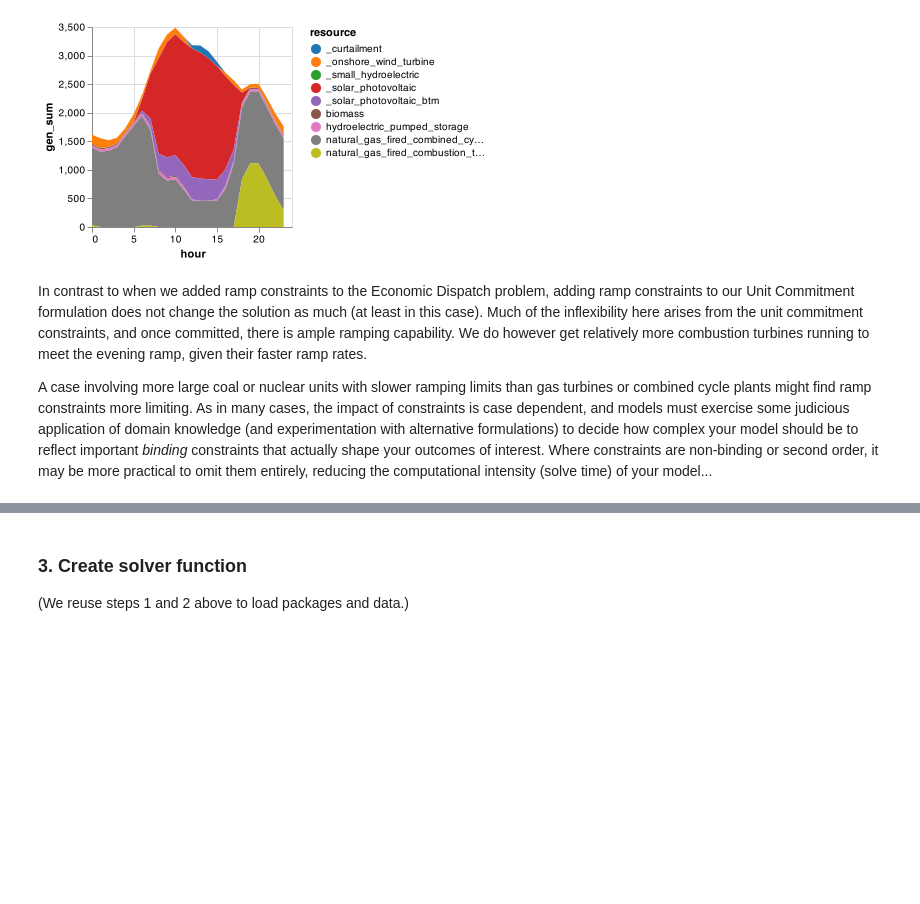
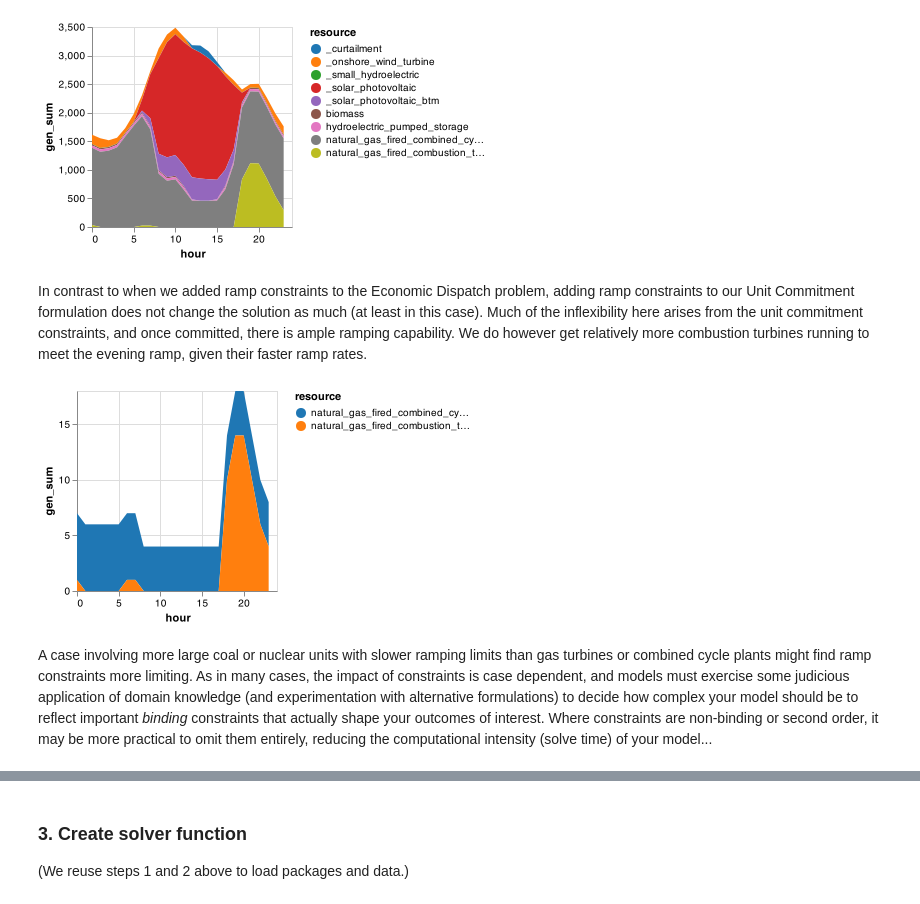
Before and after one commit to Power-Systems-Optimization-Course/power-systems-optimization, a Jupyter notebook: Notebooks/05-Unit-Commitment.ipynb, the cells around one changed output, grey strips where cells are left out. Cells and saved outputs as stored; diff of their text form; code cells hidden in the pictures; blank space fills up the shorter version.

```diff
--- a/Notebooks/05-Unit-Commitment.ipynb
+++ b/Notebooks/05-Unit-Commitment.ipynb
@@ -584,9 +584,23 @@ sol_gen |>
     color={"resource:n", scale={scheme="category10"}})
 # %% [output]
 [figure]
+# %% [markdown]
+In contrast to when we added ramp constraints to the Economic Dispatch problem, adding ramp constraints to our Unit Commitment formulation does not change the solution as much (at least in this case). Much of the inflexibility here arises from the unit commitment constraints, and once committed, there is ample ramping capability. We do however get relatively more combustion turbines running to meet the evening ramp, given their faster ramp rates.
+# %%
+sol_commit = innerjoin(solution.commit,
+                    gen_df[!, [:r_id, :resource]],
+                    on = :r_id)
+sol_commit = combine(groupby(sol_commit, [:resource, :hour]),
+            :gen => sum)
+sol_commit.hour = sol_commit.hour .- T_period[1]
+
+sol_commit |>
+@vlplot(:area,
+    x=:hour, y={:gen_sum, stack=:zero},
+    color={"resource:n", scale={scheme="category10"}})
+# %% [output]
+[figure, added]
 # %% [markdown]
-In contrast to when we added ramp constraints to the Economic Dispatch problem, adding ramp constraints to our Unit Commitment formulation does not change the solution as much (at least in this case). Much of the inflexibility here arises from the unit commitment constraints, and once committed, there is ample ramping capability. We do however get relatively more combustion turbines running to meet the evening ramp, given their faster ramp rates.
-
 A case involving more large coal or nuclear units with slower ramping limits than gas turbines or combined cycle plants might find ramp constraints more limiting. As in many cases, the impact of constraints is case dependent, and models must exercise some judicious application of domain knowledge (and experimentation with alternative formulations) to decide how complex your model should be to reflect important *binding* constraints that actually shape your outcomes of interest. Where constraints are non-binding or second order, it may be more practical to omit them entirely, reducing the computational intensity (solve time) of your model...
 # %% [markdown]
 ## Unit commitment with ramping and reserves
```
Also changed, not shown: parts of 5 cells of this notebook, 2 other files.
